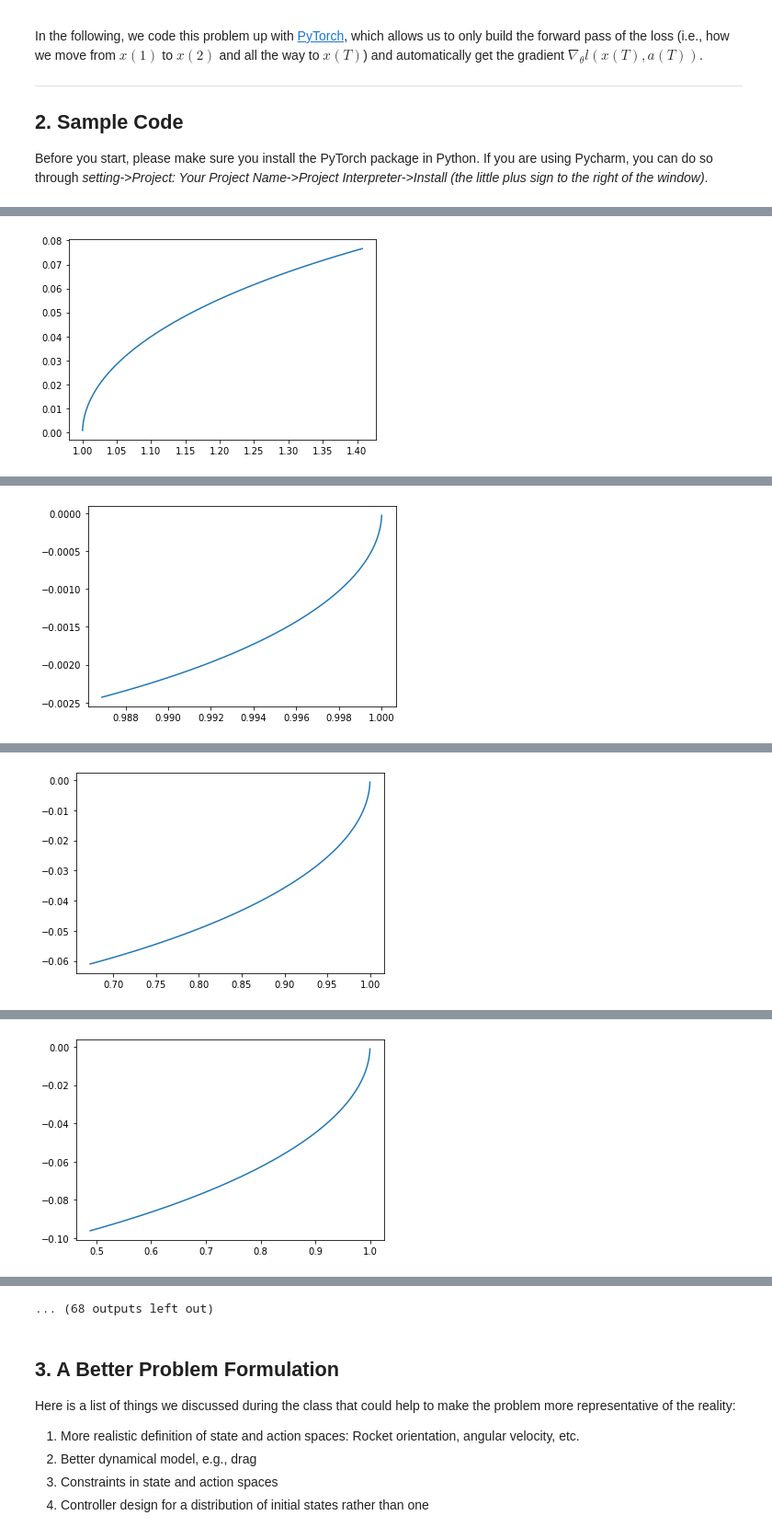
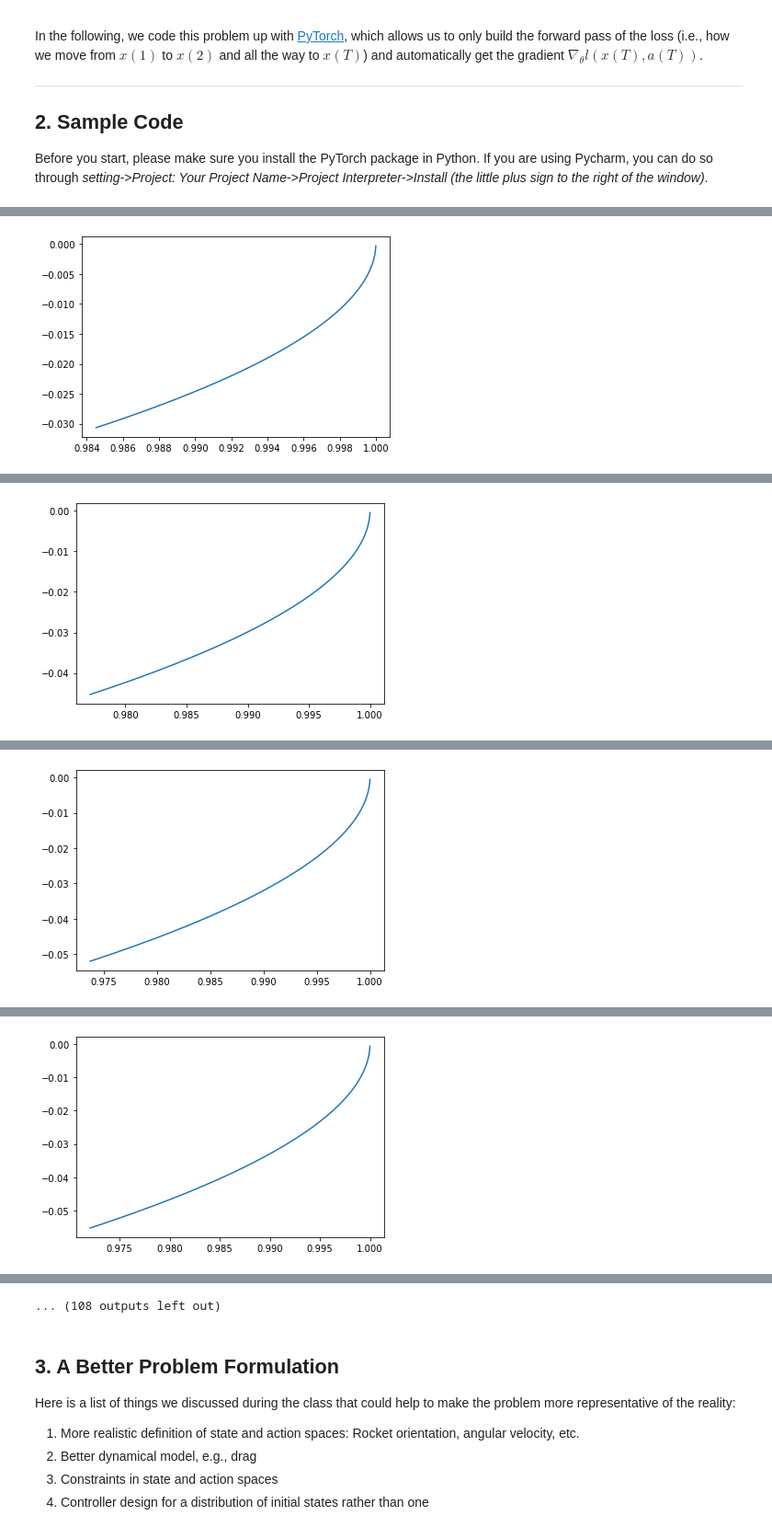
Before and after one commit to jatkin15/DesignOptimization2021Fall, a Jupyter notebook: Project/Project_1_submission.ipynb, the cells around one changed output, grey strips where cells are left out. Shown: that part at 92% size. Cells and saved outputs as stored; diff of their text form; code cells hidden in the pictures.

```diff
--- a/Project/Project_1_submission.ipynb
+++ b/Project/Project_1_submission.ipynb
@@ -60,9 +60,10 @@ logger = logging.getLogger(__name__)
 # %%
 # environment parameters
 
-FRAME_TIME = 0.1  # time interval
+FRAME_TIME = 0.01  # time interval
 GRAVITY_ACCEL = 0.12  # gravity constant
 BOOST_ACCEL = 0.18  # thrust constant
+BOOST_ACCEL_V2 = 0.6
 
 # # the following parameters are not being used in the sample code
 # PLATFORM_WIDTH = 0.25  # landing platform width
@@ -131,7 +172,12 @@ class Controller(nn.Module):
         self.network = nn.Sequential(
             nn.Linear(dim_input, dim_hidden),
             nn.Tanh(),
+            nn.Linear(dim_hidden, dim_hidden),
+            nn.Tanh(),
+            nn.Linear(dim_hidden, dim_hidden),
+            nn.Tanh(),
             nn.Linear(dim_hidden, dim_output),
+
             # You can add more layers here
             nn.Sigmoid()
         )
@@ -168,11 +214,17 @@ class Simulation(nn.Module):
 
     @staticmethod
     def initialize_state():
+        state = [0., 1., 0., 0., 0., 0.]  # TODO: need batch of initial states
+        return t.tensor(state, requires_grad=False).float()
+
+    @staticmethod
+    def initialize_state_old():
         state = [1., 0.]  # TODO: need batch of initial states
         return t.tensor(state, requires_grad=False).float()
 
     def error(self, state):
-        return state[0]**2 + state[1]**2
+        #return (state[0]**2 + state[1]**2) + state[3]**2 + state[4]**2 + state[5]**2
+        return state[0]**2 + state[1]**2 + (3.14/2 - state[2])**2 + state[3]**2 + state[4]**2 + state[5]**2
 # %%
 # set up the optimizer
 # Note:
@@ -201,24 +253,25 @@ class Optimize:
         for epoch in range(epochs):
             loss = self.step()
             print('[%d] loss: %.3f' % (epoch + 1, loss))
+            print("Action Trajectory" + str(self.simulation.action_trajectory[epoch]))
             self.visualize()
 
     def visualize(self):
         data = np.array([self.simulation.state_trajectory[i].detach().numpy() for i in range(self.simulation.T)])
-        x = data[:, 0]
-        y = data[:, 1]
+        x = data[:, 1]
+        y = data[:, 4]
         plt.plot(x, y)
         plt.show()
 # %%
 # Now it's time to run the code!
 
 T = 100  # number of time steps
-dim_input = 2  # state space dimensions
-dim_hidden = 6  # latent dimensions
+dim_input = 6  # state space dimensions
+dim_hidden = 14  # latent dimensions
 dim_output = 1  # action space dimensions
 d = Dynamics()  # define dynamics
 c = Controller(dim_input, dim_hidden, dim_output)  # define controller
 s = Simulation(c, d, T)  # define simulation
 o = Optimize(s)  # define optimizer
-o.train(40)  # solve the optimization problem
+o.train(60)  # solve the optimization problem
 # %% [output]
@@ -226 +280 @@ o.train(40)  # solve the optimization problem
-[figure, old version]
+[figure, new version]
@@ -228 +283 @@ o.train(40)  # solve the optimization problem
-[figure, old version]
+[figure, new version]
@@ -230 +286 @@ o.train(40)  # solve the optimization problem
-[figure, old version]
+[figure, new version]
@@ -232 +289 @@ o.train(40)  # solve the optimization problem
-[figure, old version]
+[figure, new version]
@@ -237,4 +296,4 @@ o.train(40)  # solve the optimization problem
-... (68 outputs left out)
+... (108 outputs left out)
 # %% [markdown]
 ## 3. A Better Problem Formulation
 
```
Also changed, not shown: parts of 2 cells of this notebook.
